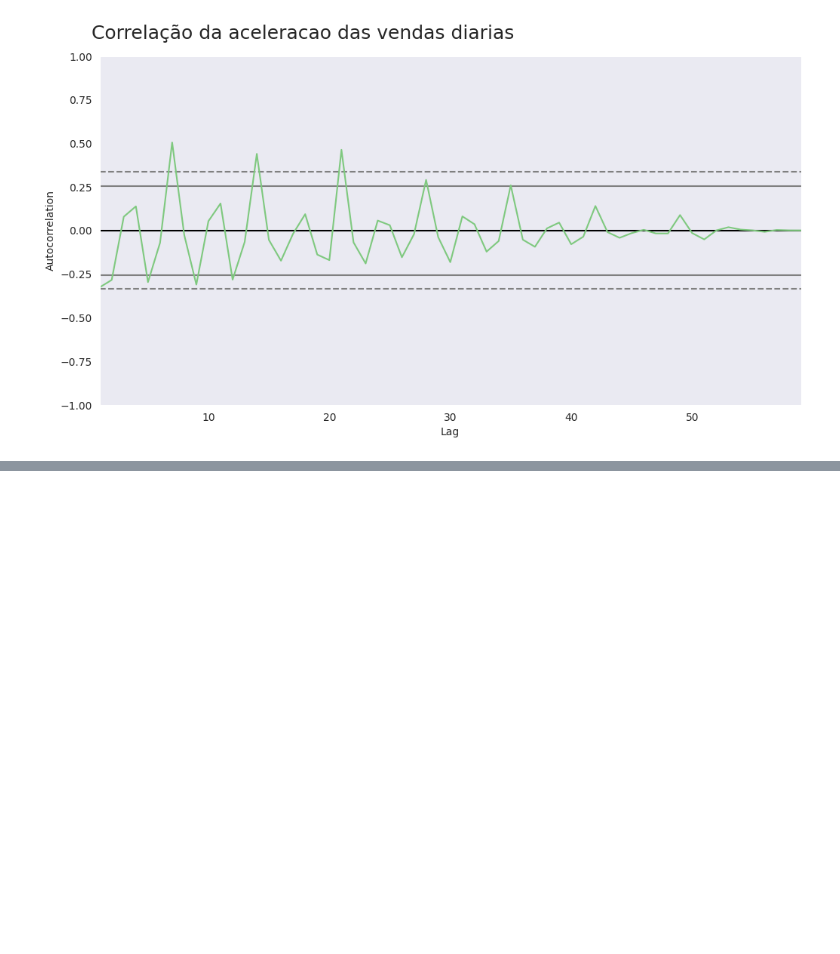
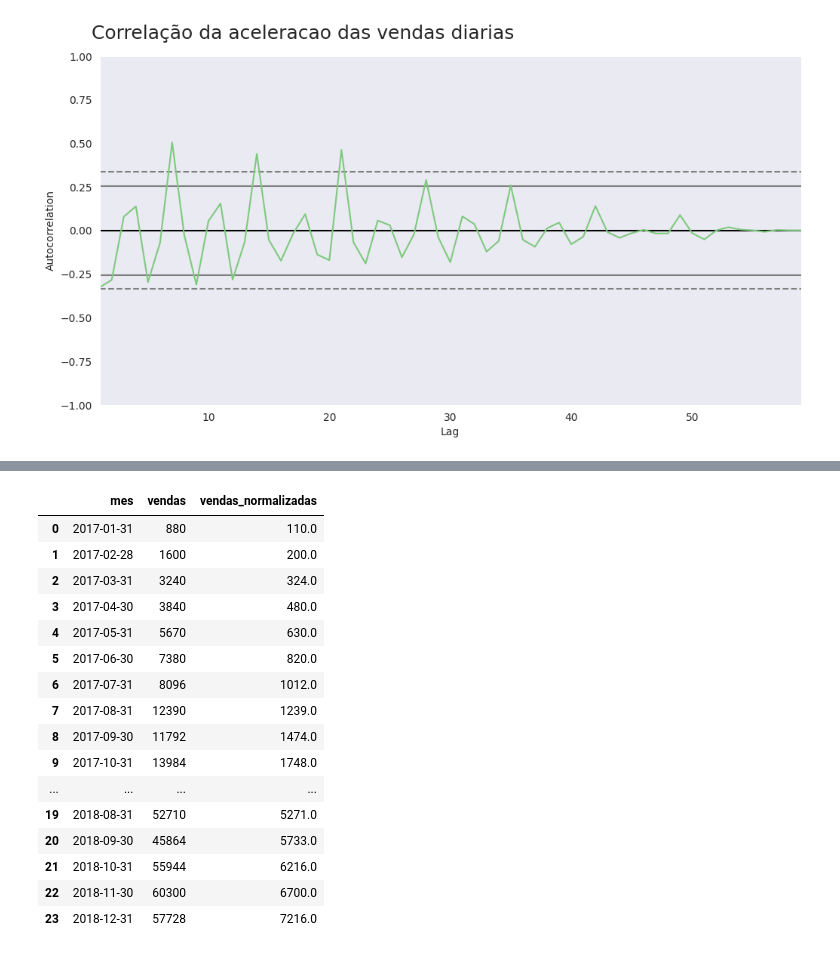
Before and after one commit to Patrick-Setubal/Data_Science_Analytics, a Jupyter notebook: alura_curso/formacao_data_science/SeriesTemporais/SeriesTemporais.ipynb, the cells around one changed output, grey strips where cells are left out. Cells and saved outputs as stored; diff of their text form; code cells hidden in the pictures; blank space fills up the shorter version.

```diff
--- a/alura_curso/formacao_data_science/SeriesTemporais/SeriesTemporais.ipynb
+++ b/alura_curso/formacao_data_science/SeriesTemporais/SeriesTemporais.ipynb
@@ -391,0 +454,22 @@ autocorrelation_plot(vendas_por_dia['aceleracao'][2:]); ax = ax
+# %%
+# Criar coluna de vendas Normalizadas
+cafelura['vendas_normalizadas'] = cafelura['vendas'] / quantidade_de_dias_de_fds['quantidade_de_dias'].values
+cafelura
+# %% [output]
+|  | mes | vendas | vendas_normalizadas |
+| 0 | 2017-01-31 | 880 | 110.0 |
+| 1 | 2017-02-28 | 1600 | 200.0 |
+| 2 | 2017-03-31 | 3240 | 324.0 |
+| 3 | 2017-04-30 | 3840 | 480.0 |
+| 4 | 2017-05-31 | 5670 | 630.0 |
+| 5 | 2017-06-30 | 7380 | 820.0 |
+| 6 | 2017-07-31 | 8096 | 1012.0 |
+| 7 | 2017-08-31 | 12390 | 1239.0 |
+| 8 | 2017-09-30 | 11792 | 1474.0 |
+| 9 | 2017-10-31 | 13984 | 1748.0 |
+| ... | ... | ... | ... |
+| 19 | 2018-08-31 | 52710 | 5271.0 |
+| 20 | 2018-09-30 | 45864 | 5733.0 |
+| 21 | 2018-10-31 | 55944 | 6216.0 |
+| 22 | 2018-11-30 | 60300 | 6700.0 |
+| 23 | 2018-12-31 | 57728 | 7216.0 |
```
Also changed, not shown: parts of 8 cells of this notebook.
